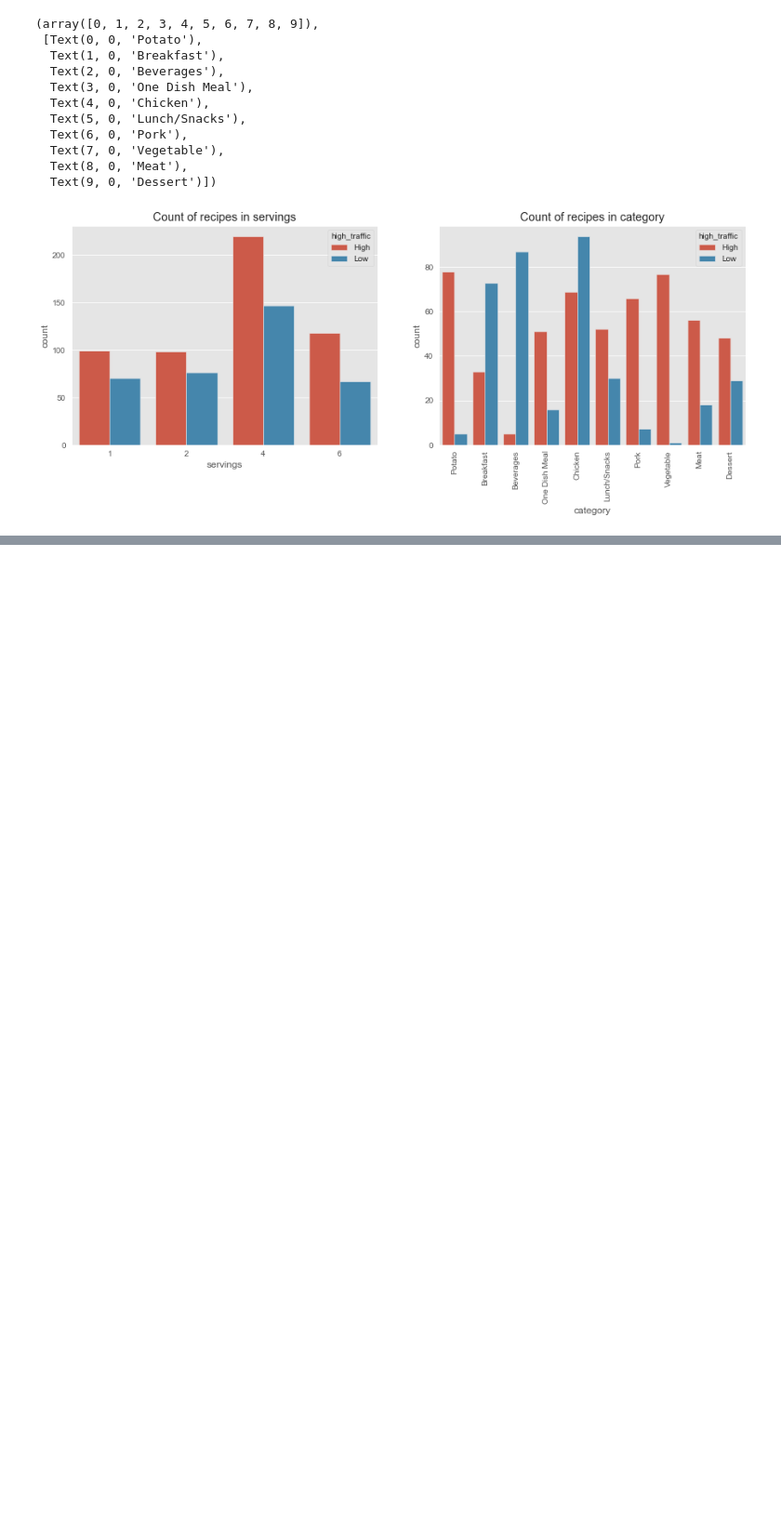
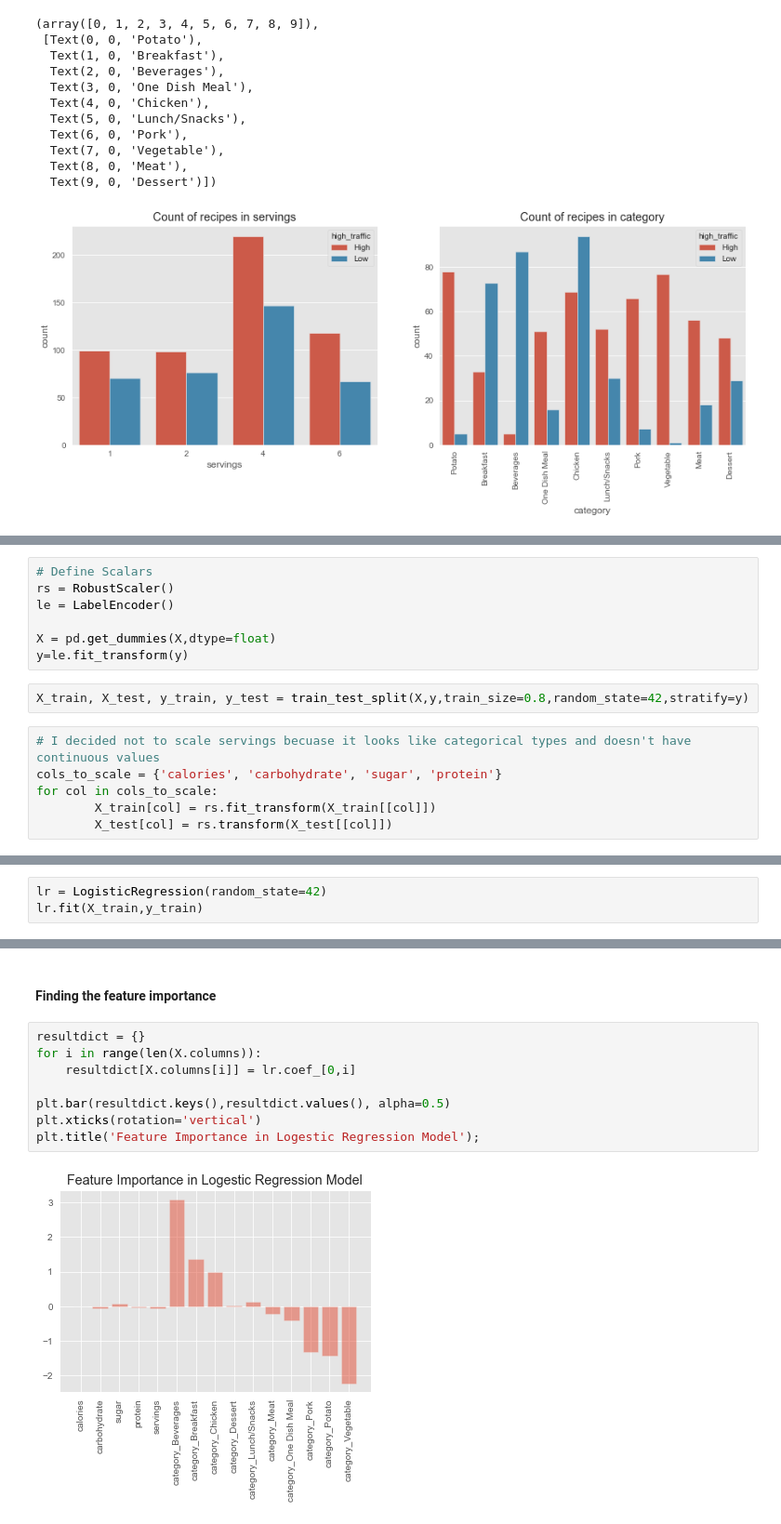
Before and after one commit to MhmdRhayem/Recipe-Site-Traffic, a Jupyter notebook: Report.ipynb, the cells around one changed output, grey strips where cells are left out. Shown: that part at 93% size. Cells and saved outputs as stored; diff of their text form; blank space fills up the shorter version.

Commit message:
Adding Model Selection and Evaluation section

```diff
--- a/Report.ipynb
+++ b/Report.ipynb
@@ -113,0 +167,15 @@ plt.xticks(rotation = 90)
+# %%
+# Define Scalars
+rs = RobustScaler()
+le = LabelEncoder()
+
+X = pd.get_dummies(X,dtype=float)
+y=le.fit_transform(y)
+# %%
+X_train, X_test, y_train, y_test = train_test_split(X,y,train_size=0.8,random_state=42,stratify=y)
+# %%
+# I decided not to scale servings becuase it looks like categorical types and doesn't have continuous values
+cols_to_scale = {'calories', 'carbohydrate', 'sugar', 'protein'}
+for col in cols_to_scale:
+        X_train[col] = rs.fit_transform(X_train[[col]])
+        X_test[col] = rs.transform(X_test[[col]])
@@ -113,0 +184,3 @@ plt.xticks(rotation = 90)
+# %%
+lr = LogisticRegression(random_state=42)
+lr.fit(X_train,y_train)
@@ -113,0 +199,12 @@ plt.xticks(rotation = 90)
+# %% [markdown]
+#### Finding the feature importance
+# %%
+resultdict = {}
+for i in range(len(X.columns)):
+    resultdict[X.columns[i]] = lr.coef_[0,i]
+
+plt.bar(resultdict.keys(),resultdict.values(), alpha=0.5)
+plt.xticks(rotation='vertical')
+plt.title('Feature Importance in Logestic Regression Model');
+# %% [output]
+[figure, added]
```
Also changed, not shown: parts of 16 cells of this notebook.
